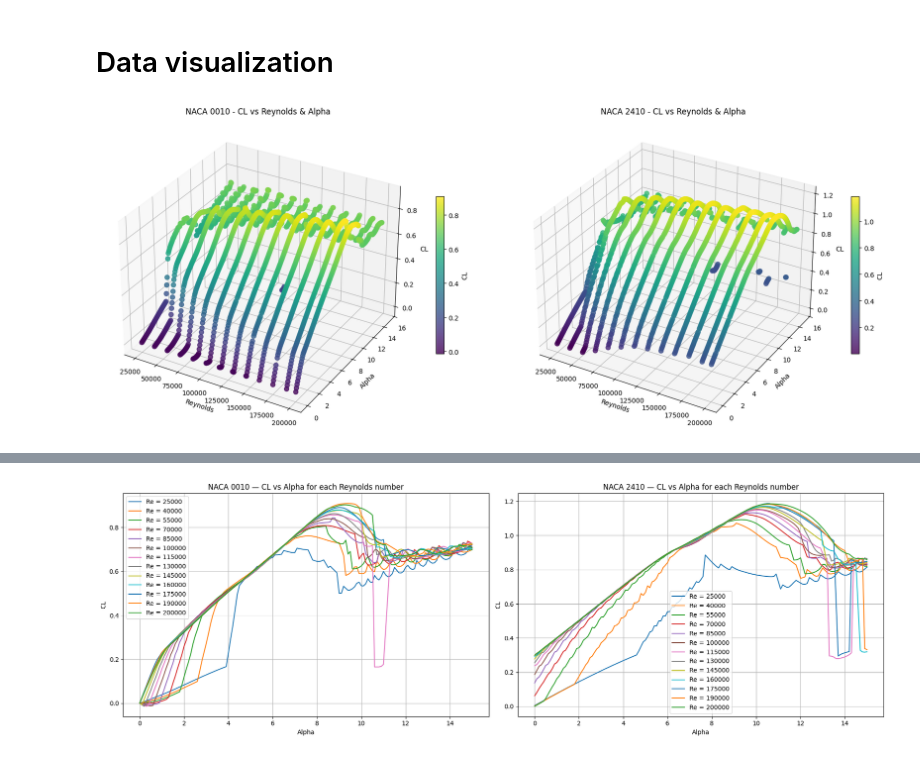
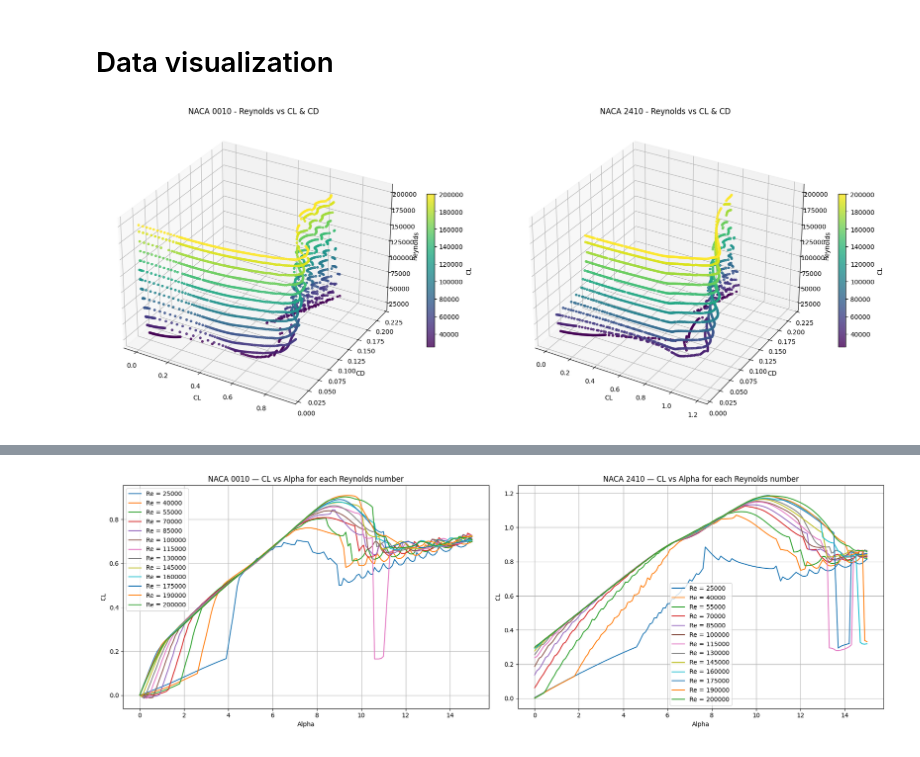
Before and after one commit to miirage-exe/data-driven-engineering, a Jupyter notebook: topic_2_pca.ipynb, the cells around one changed output, grey strips where cells are left out. Drawn from its saved outputs; the diff is of its cells as text; code cells hidden in the pictures.

```diff
--- a/topic_2_pca.ipynb
+++ b/topic_2_pca.ipynb
@@ -43,28 +43,28 @@ df.head()
 # %%
 fig = plt.figure(figsize=(18, 7))
 
 for i, naca in enumerate(["NACA 0010", "NACA 2410"]):
     ax = fig.add_subplot(1, 2, i + 1, projection='3d')
     df_unique_naca = df[df.airfoil == naca]
 
     scatter = ax.scatter(
+        df_unique_naca['CL'],
+        df_unique_naca['CD'],
         df_unique_naca['Reynolds'],
-        df_unique_naca['alpha'],
-        df_unique_naca['CL'],
-        c=df_unique_naca['CL'],
+        c=df_unique_naca['Reynolds'],
         cmap='viridis',
-        s=50,
+        s=10,
         alpha=0.8
     )
 
-    ax.set_xlabel('Reynolds')
-    ax.set_ylabel('Alpha')
-    ax.set_zlabel('CL')
-    ax.set_title(f'{naca} - CL vs Reynolds & Alpha')
+    ax.set_xlabel('CL')
+    ax.set_ylabel('CD')
+    ax.set_zlabel('Reynolds')
+    ax.set_title(f'{naca} - Reynolds vs CL & CD')
 
     fig.colorbar(scatter, ax=ax, label='CL', shrink=0.5)
 
 plt.tight_layout()
 plt.show()
 # %% [output]
-[figure, old version]
+[figure, new version]
```
Also changed, not shown: parts of 11 cells of this notebook.
